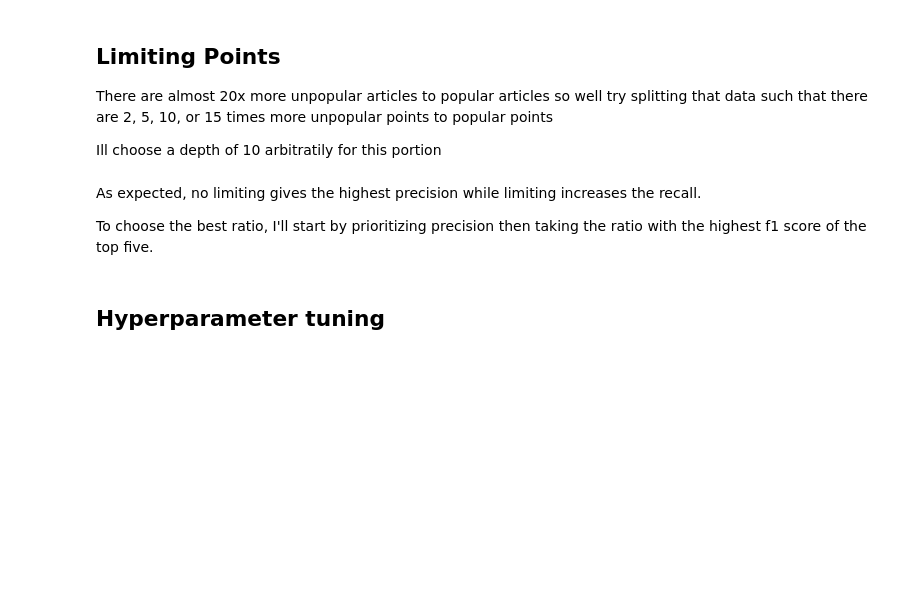
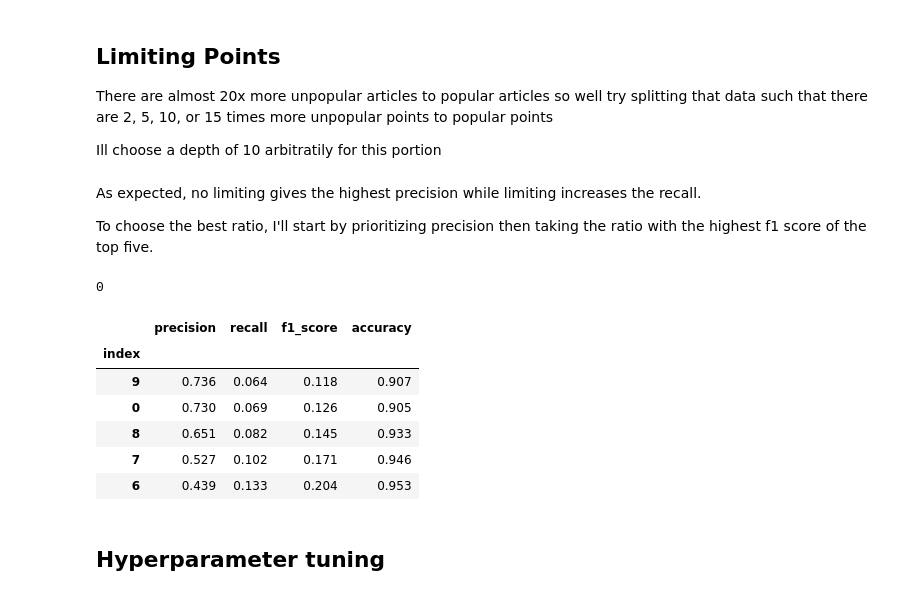
Before and after one commit to taracrutchfield/CapstoneTwo_ArticleShares, a Jupyter notebook: Model Optimization.ipynb, the cells around one changed output. Cells and saved outputs as stored; diff of their text form; code cells hidden in the pictures; blank space fills up the shorter version.

```diff
--- a/Model Optimization.ipynb
+++ b/Model Optimization.ipynb
@@ -253,8 +274,18 @@ To choose the best ratio, I'll start by prioritizing precision then taking the r
 # %%
 limited_points_scores = limited_points_scores.reset_index().groupby('index').mean()
 lim = limited_points_scores[limited_points_scores.precision >= .70].sort_values('f1_score',ascending=False)
 best_ratio = list(lim.head().index)[0]
 print(best_ratio)
+limited_points_scores.sort_values('precision',ascending=False).head(5).round(3)
+# %% [output]
+0
+|  | precision | recall | f1_score | accuracy |
+| index |  |  |  |  |
+| 9 | 0.736 | 0.064 | 0.118 | 0.907 |
+| 0 | 0.730 | 0.069 | 0.126 | 0.905 |
+| 8 | 0.651 | 0.082 | 0.145 | 0.933 |
+| 7 | 0.527 | 0.102 | 0.171 | 0.946 |
+| 6 | 0.439 | 0.133 | 0.204 | 0.953 |
 # %% [markdown]
 ## Hyperparameter tuning
 # %%
```
Also changed, not shown: parts of 6 cells of this notebook, 2 other files.
